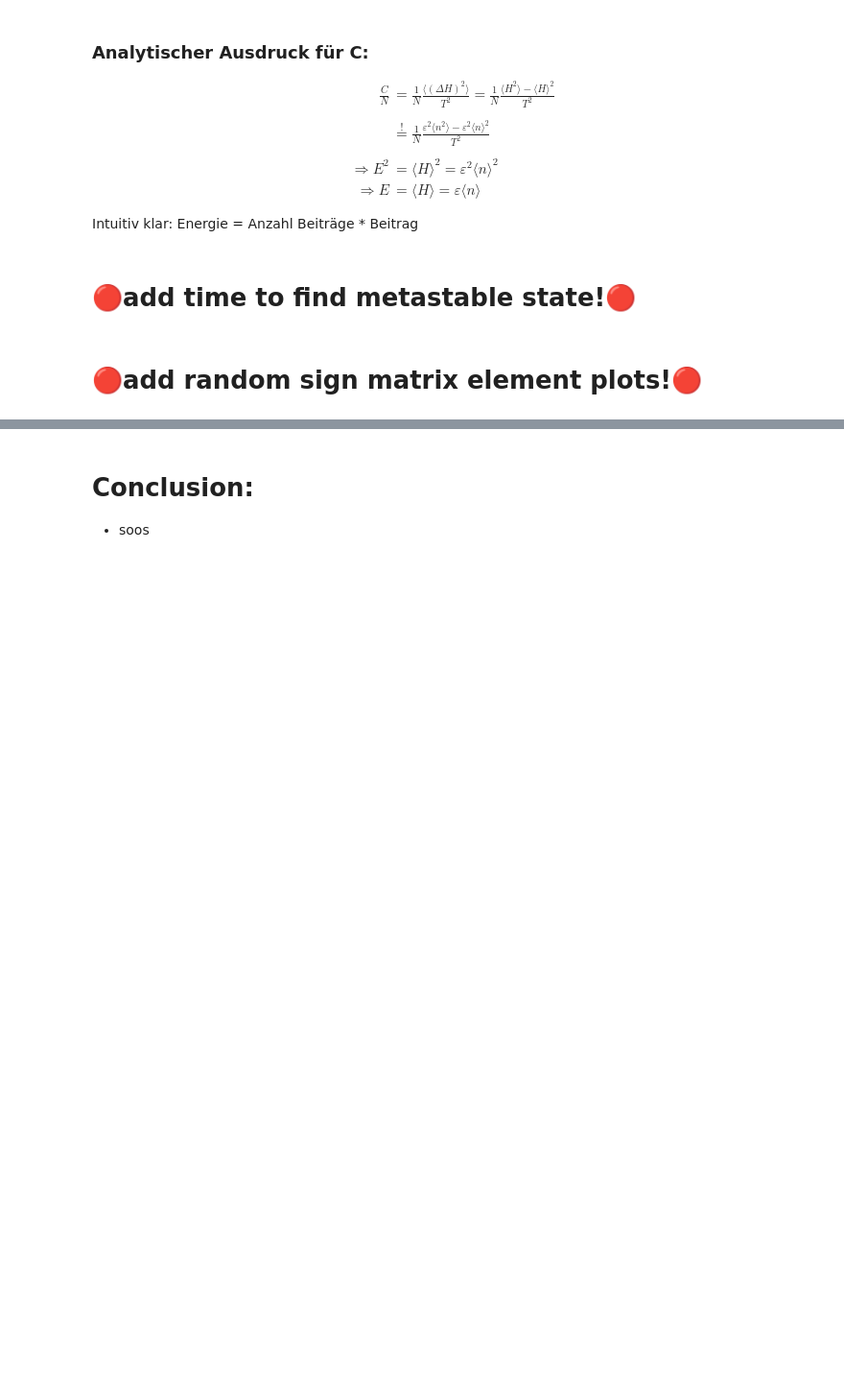
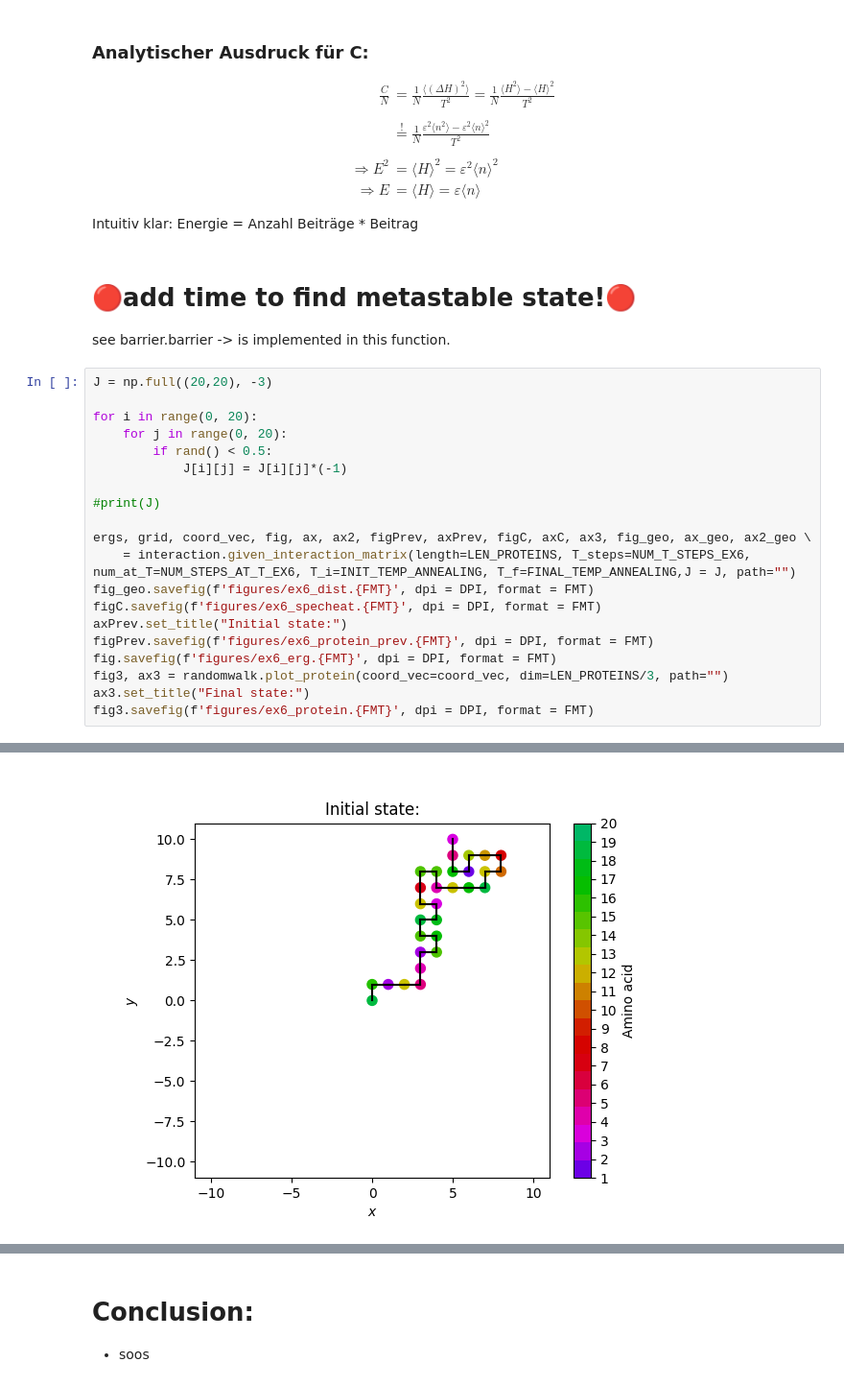
Before and after one commit to Konemu/ProteinAnnealing, a Jupyter notebook: nb.ipynb, the cells around one changed output, grey strips where cells are left out. Shown at 96% size. Drawn from its saved outputs; the diff is of its cells as text; blank space fills up the shorter version.

```diff
--- a/nb.ipynb
+++ b/nb.ipynb
@@ -215,5 +215,25 @@ fig3.savefig(f'figures/ex6_protein.{FMT}', dpi = DPI, format = FMT)
 Intuitiv klar: Energie = Anzahl Beiträge * Beitrag
 # %% [markdown]
 # 🔴add time to find metastable state!🔴
+see barrier.barrier -> is implemented in this function.
-# %% [markdown]
-# 🔴add random sign matrix element plots!🔴
+# %%
+J = np.full((20,20), -3)
+
+for i in range(0, 20):
+    for j in range(0, 20):
+        if rand() < 0.5:
+            J[i][j] = J[i][j]*(-1)
+
+#print(J)
+
+ergs, grid, coord_vec, fig, ax, ax2, figPrev, axPrev, figC, axC, ax3, fig_geo, ax_geo, ax2_geo \
+    = interaction.given_interaction_matrix(length=LEN_PROTEINS, T_steps=NUM_T_STEPS_EX6, num_at_T=NUM_STEPS_AT_T_EX6, T_i=INIT_TEMP_ANNEALING, T_f=FINAL_TEMP_ANNEALING,J = J, path="")
+fig_geo.savefig(f'figures/ex6_dist.{FMT}', dpi = DPI, format = FMT)
+figC.savefig(f'figures/ex6_specheat.{FMT}', dpi = DPI, format = FMT)
+axPrev.set_title("Initial state:")
+figPrev.savefig(f'figures/ex6_protein_prev.{FMT}', dpi = DPI, format = FMT)
+fig.savefig(f'figures/ex6_erg.{FMT}', dpi = DPI, format = FMT)
+fig3, ax3 = randomwalk.plot_protein(coord_vec=coord_vec, dim=LEN_PROTEINS/3, path="")
+ax3.set_title("Final state:")
+fig3.savefig(f'figures/ex6_protein.{FMT}', dpi = DPI, format = FMT)
+# %% [output]
@@ -219,0 +260 @@ Intuitiv klar: Energie = Anzahl Beiträge * Beitrag
+[figure, added]
```
Also changed, not shown: parts of 4 cells of this notebook, 5 other files.
